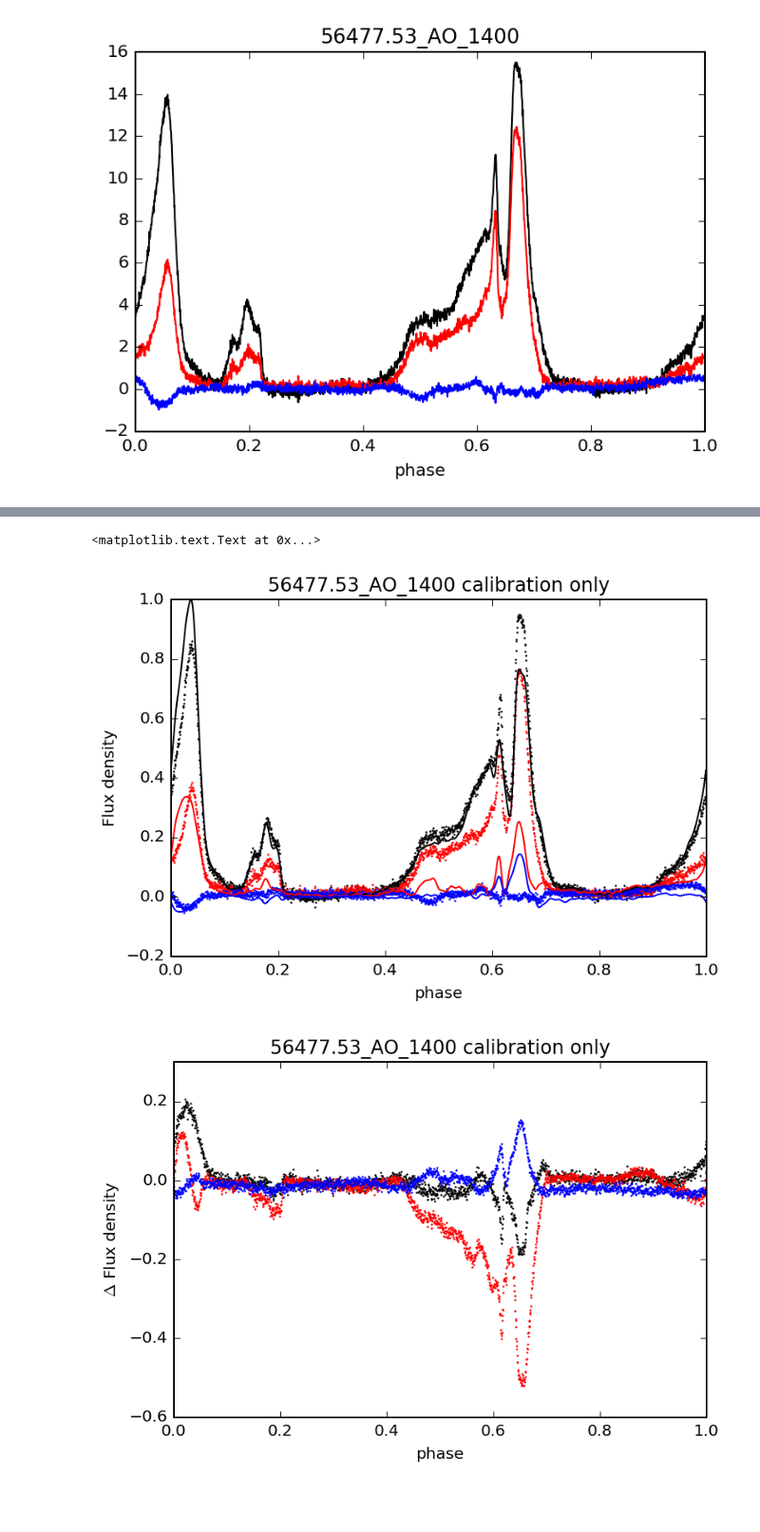
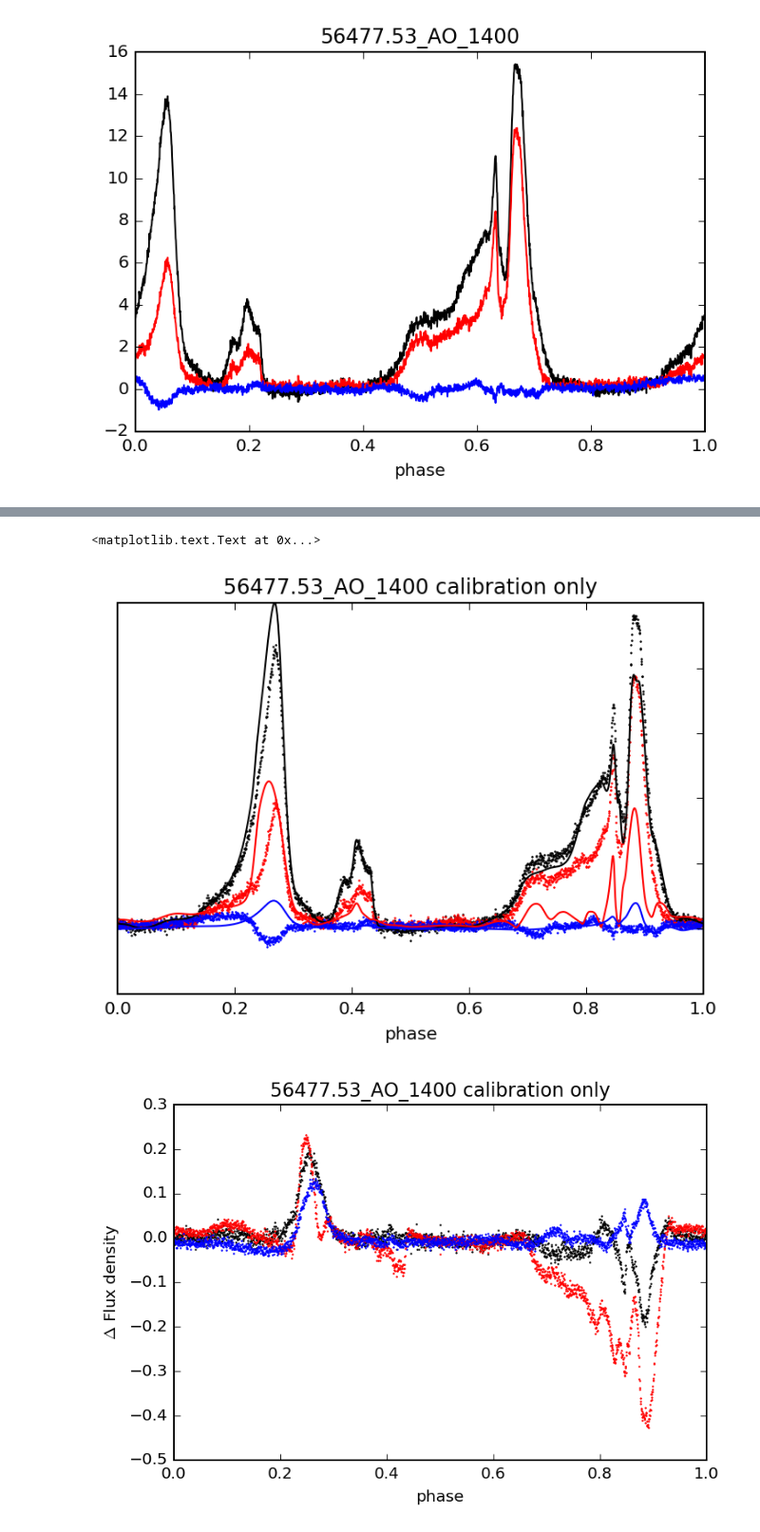
Before and after one commit to aarchiba/triplesystem, a Jupyter notebook: processing/polarization-matching.ipynb, the cells around one changed output, grey strips where cells are left out. Shown at 95% size. Saved outputs shown, nothing was run; the diff lists cells and outputs as text; code cells hidden in the pictures; blank space fills up the shorter version.

```diff
--- a/processing/polarization-matching.ipynb
+++ b/processing/polarization-matching.ipynb
@@ -67,6 +67,9 @@ T.convert_state('Stokes')
 T.remove_baseline()
 t_values = T.get_data()[0,:,0,:]
 t_values = np.array([pipe.convert_template(t_values[i], F.get_nbin()) for i in range(4)])
+# shift fundamental to zero phase
+a = np.angle(np.fft.fft(t_values[0])[1])/(2*np.pi)
+t_values = np.array([pipe.rotate_phase(p, -a) for p in t_values])
 t_phases = np.linspace(0,1,t_values.shape[-1],endpoint=False)
 t_values /= np.amax(t_values)
 plt.plot(t_phases,t_values[0],color='k')
@@ -148,34 +151,34 @@ markersize=1.5
 # %%
 phase, amp, bg = align_scale_profile(values[0],t_values[0])
 r_values = np.empty_like(values)
 for i in range(4):
     r_values[i] = amp*rotate_phase(values[i], phase) + bg
 
 plt.plot(t_phases,r_values[0],'.',markersize=markersize, color='k')
 plt.plot(t_phases,np.hypot(r_values[1],r_values[2]),'.',markersize=markersize,color='r')
 plt.plot(t_phases,r_values[3],'.',markersize=markersize,color='b')
 plt.plot(t_phases,t_values[0],color='k')
 plt.plot(t_phases,np.hypot(t_values[1],t_values[2]),color='r')
 plt.plot(t_phases,t_values[3],color='b')
 
 plt.xlim(0,1)
 plt.xlabel("phase")
-plt.ylabel(r"Flux density")
+plt.gca().tick_params("y", left="off", labelleft="off")
 plt.title(obsname+" calibration only")
 plt.savefig("polarization-cal-"+obsname+".pdf")
 
 plt.figure()
 plt.plot(t_phases,(t_values-r_values)[0],'.',markersize=markersize,color='k')
 plt.plot(t_phases,np.hypot(t_values[1],t_values[2])-np.hypot(r_values[1],r_values[2]),'.',markersize=markersize,color='r')
 plt.plot(t_phases,(t_values-r_values)[3],'.',markersize=markersize,color='b')
 plt.xlim(0,1)
 plt.xlabel("phase")
 plt.ylabel(r"$\Delta$ Flux density")
 plt.title(obsname+" calibration only")
 # %% [output]
 <matplotlib.text.Text at 0x...>
-[figure, old version]
+[figure, new version]
-[figure, old version]
+[figure, new version]
 # %%
 d, x, names = fit_mueller(t_values, r_values)
 
```
Also changed, not shown: parts of 3 cells of this notebook, 5 other files.
